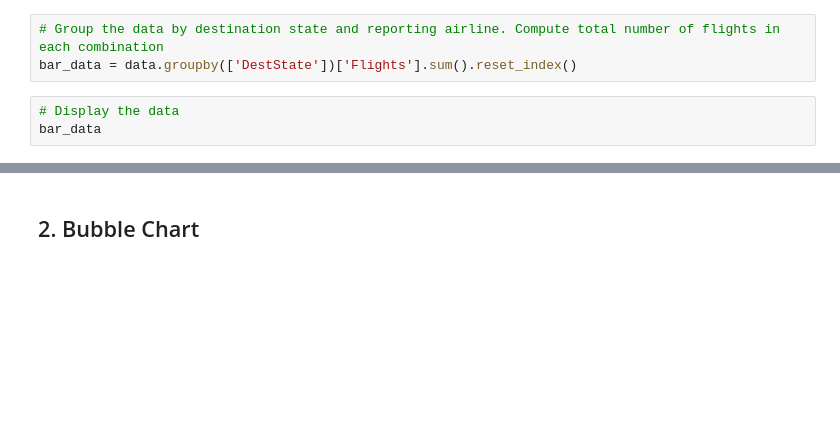
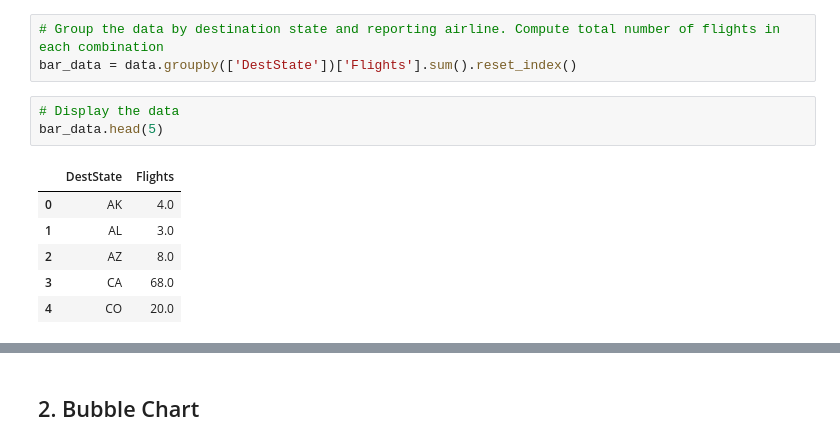
Before and after one commit to vadimsavenkov/Visualizations, a Jupyter notebook: Plotly_Basics.ipynb, the cells around one changed output, grey strips where cells are left out. Drawn from its saved outputs; the diff is of its cells as text; blank space fills up the shorter version.

Commit message:
Update Plotly_Basics.ipynb
flight dest bar chart

```diff
--- a/Plotly_Basics.ipynb
+++ b/Plotly_Basics.ipynb
@@ -186,7 +179,14 @@ Learn more about bar chart [here](https://plotly.com/python/bar-charts/?utm_medi
 bar_data = data.groupby(['DestState'])['Flights'].sum().reset_index()
 # %%
 # Display the data
-bar_data
+bar_data.head(5)
+# %% [output]
+|  | DestState | Flights |
+| 0 | AK | 4.0 |
+| 1 | AL | 3.0 |
+| 2 | AZ | 8.0 |
+| 3 | CA | 68.0 |
+| 4 | CO | 20.0 |
 # %%
 # Use plotly express bar chart function px.bar. Provide input data, x and y axis variable, and title of the chart.
 # This will give total number of flights to the destination state.
```
Also changed, not shown: parts of 2 cells of this notebook.
